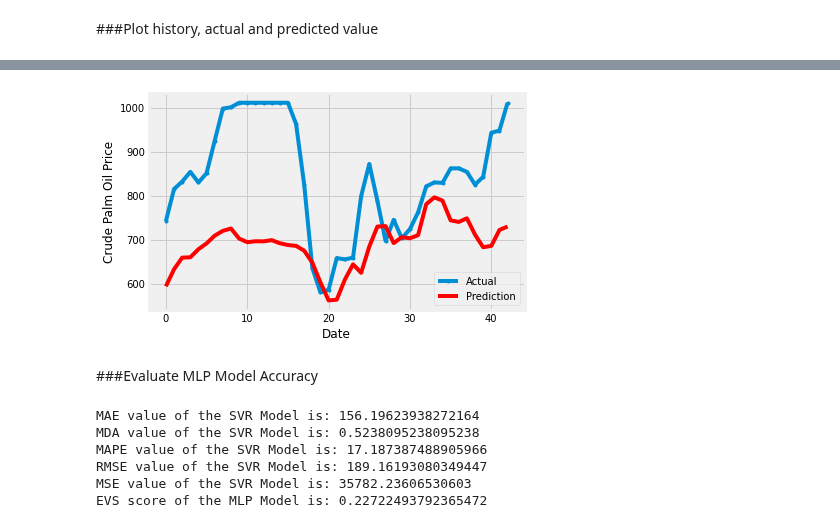
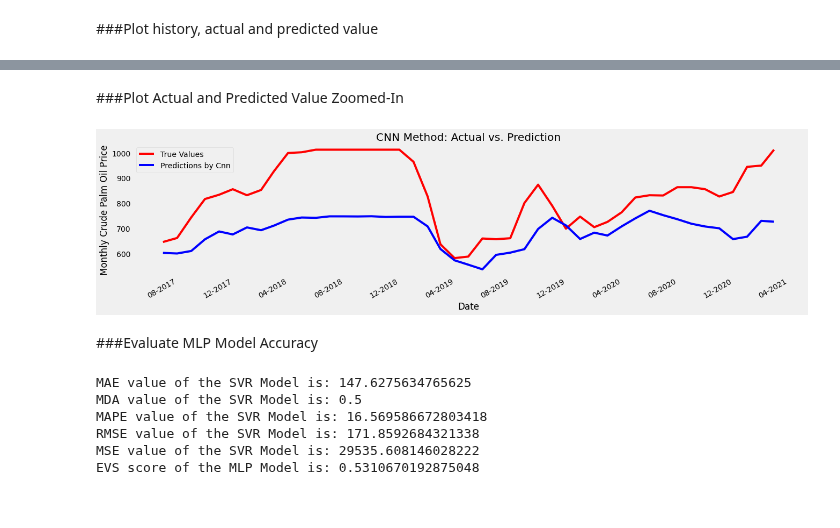
Before and after one commit to mofuoku417/Machine-Learning-Techniques-for-Multivariate-Time-Series-Forecasting-of-Crude-Palm-Oil-Prices, a Jupyter notebook: MV_CNN.ipynb, the cells around one changed output, grey strips where cells are left out. Saved outputs shown, nothing was run; the diff lists cells and outputs as text; code cells hidden in the pictures.

```diff
--- a/MV_CNN.ipynb
+++ b/MV_CNN.ipynb
@@ -239,0 +277,3 @@ print(X_train.shape, y_train.shape)
+# %%
+test_lag = test[1:46]
+#len(test) - 1
@@ -416,38 +461,47 @@ plt.show();
-# %%
-plt.plot(y_test_inv, marker='.', label="Actual")
-plt.plot(y_pred_inv, color='red', label="Prediction")
-plt.ylabel('Crude Palm Oil Price')
-plt.xlabel('Date')
-plt.legend()
-plt.show();
-# %% [output]
-[figure, removed]
+# %% [markdown]
+###Plot Actual and Predicted Value Zoomed-In
+# %%
+plt.figure(figsize=(20,5))
+plt.grid()
+plt.plot(test_lag.index, y_test_inv, color = 'red',  label = 'Test')
+plt.plot(test_lag.index,  y_pred_inv, color = 'blue',label = 'CNN Prediction')
+ax = plt.gca()
+ax.xaxis.set_major_locator(mdates.MonthLocator(interval=4))
+ax.xaxis.set_major_formatter(mdates.DateFormatter('%m-%Y'))
+plt.gcf().autofmt_xdate() # Rotation
+plt.legend(['True Values', 'Predictions by Cnn', 'CNN Prediction'],loc='best')
+plt.title('CNN Method: Actual vs. Prediction')
+plt.ylabel('Monthly Crude Palm Oil Price')
+plt.xlabel('Date')
+plt.show()
+# %% [output]
+[figure, added]
 # %% [markdown]
 ###Evaluate MLP Model Accuracy
 # %%
-MAE_mlp = mean_absolute_error(y_test_inv, y_pred_inv)
-print('MAE value of the SVR Model is:', MAE_mlp)
+MAEcnn = mean_absolute_error(y_test_inv, y_pred_inv)
+print('MAE value of the SVR Model is:', MAEcnn)
 
-MDA_mlp = mda(y_test_inv, y_pred_inv)
-print('MDA value of the SVR Model is:', MDA_mlp)
+MDAcnn = mda(y_test_inv, y_pred_inv)
+print('MDA value of the SVR Model is:', MDAcnn)
 
-MAPE_mlp = mean_absolute_percentage_error(y_test_inv, y_pred_inv)
-print('MAPE value of the SVR Model is:', MAPE_mlp)
+MAPEcnn = mean_absolute_percentage_error(y_test_inv, y_pred_inv)
+print('MAPE value of the SVR Model is:', MAPEcnn)
 
-RMSE_mlp = mean_squared_error(y_test_inv,y_pred_inv, squared=False)
-print('RMSE value of the SVR Model is:', RMSE_mlp)
+RMSEcnn = mean_squared_error(y_test_inv,y_pred_inv, squared=False)
+print('RMSE value of the SVR Model is:', RMSEcnn)
 
-MSE_mlp = mean_squared_error(y_test_inv,y_pred_inv)
-print('MSE value of the SVR Model is:', MSE_mlp)
+MSEcnn = mean_squared_error(y_test_inv,y_pred_inv)
+print('MSE value of the SVR Model is:', MSEcnn)
 
-EVS_mlp = explained_variance_score(y_test_inv, y_pred_inv)
-print('EVS score of the MLP Model is:', EVS_mlp)
+EVScnn = explained_variance_score(y_test_inv, y_pred_inv)
+print('EVS score of the MLP Model is:', EVScnn)
 # %% [output]
-MAE value of the SVR Model is: 156.19623938272164
-MDA value of the SVR Model is: 0.5238095238095238
-MAPE value of the SVR Model is: 17.187387488905966
-RMSE value of the SVR Model is: 189.16193080349447
-MSE value of the SVR Model is: 35782.23606530603
-EVS score of the MLP Model is: 0.22722493792365472
+MAE value of the SVR Model is: 147.6275634765625
+MDA value of the SVR Model is: 0.5
+MAPE value of the SVR Model is: 16.569586672803418
+RMSE value of the SVR Model is: 171.8592684321338
+MSE value of the SVR Model is: 29535.608146028222
+EVS score of the MLP Model is: 0.5310670192875048
 # %%
 ...updating
```
Also changed, not shown: parts of 20 cells of this notebook.
